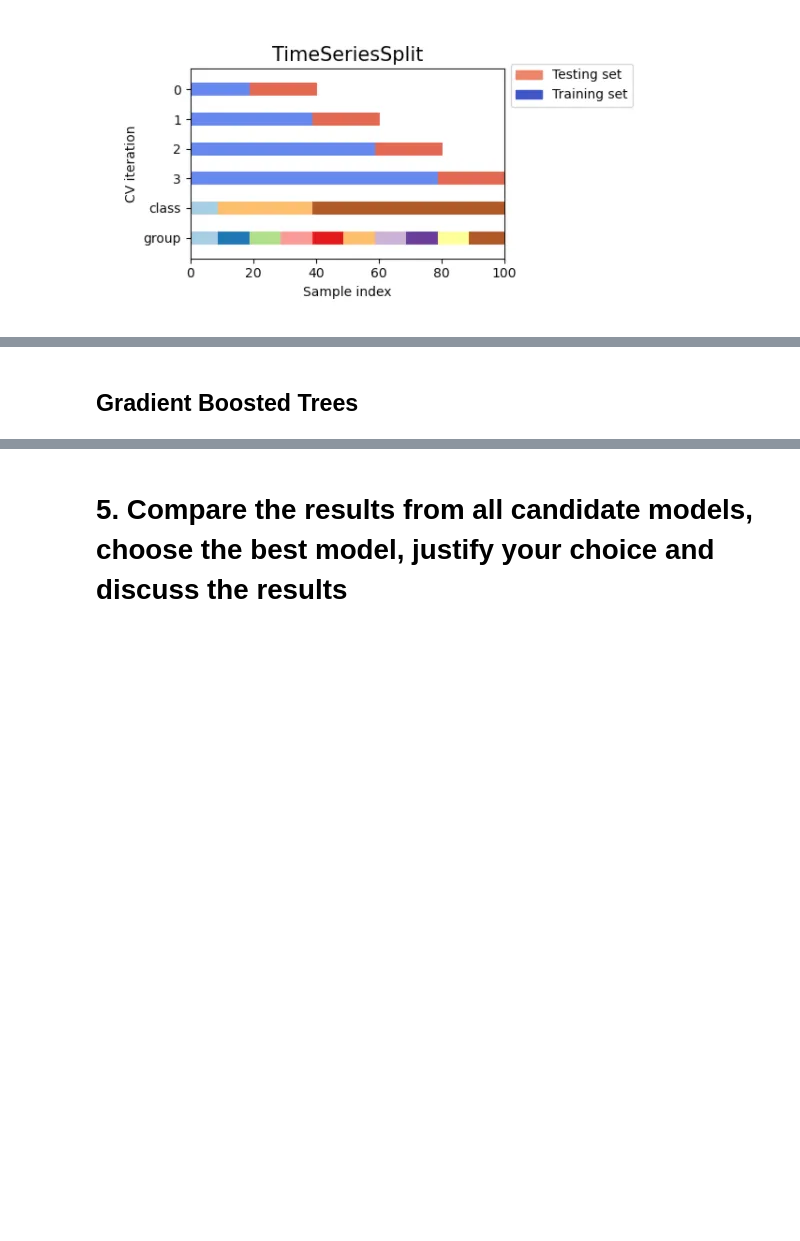
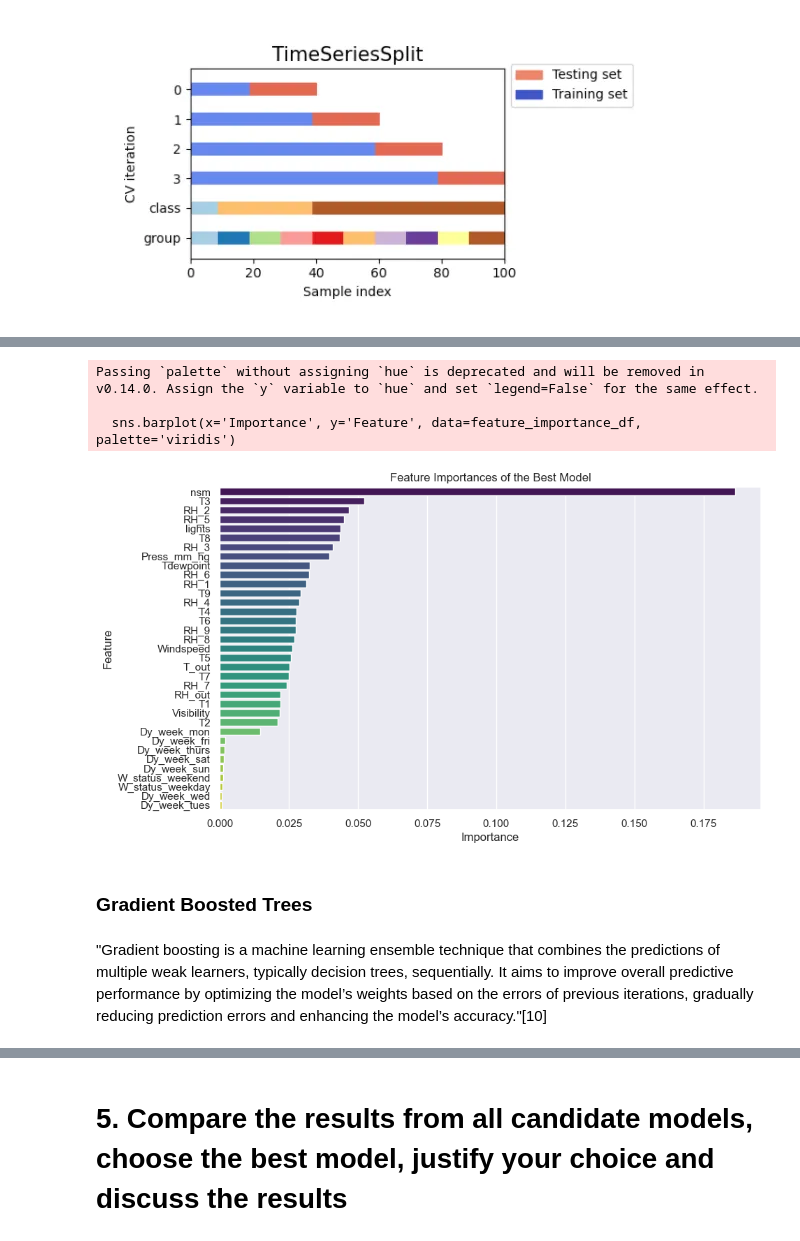
Before and after one commit to nicoataiza/CS7306-2024, a Jupyter notebook: Assignment 1/a1882443_Ataiza_assign1a.ipynb, the cells around one changed output, grey strips where cells are left out. Saved outputs shown, nothing was run; the diff lists cells and outputs as text; code cells hidden in the pictures; blank space fills up the shorter version.

Commit message:
More or less finished the assignment

```diff
--- a/Assignment 1/a1882443_Ataiza_assign1a.ipynb
+++ b/Assignment 1/a1882443_Ataiza_assign1a.ipynb
@@ -470,5 +477,26 @@ plt.show()
+# %%
+# feature importance of random forest
+feature_importances = best_rf.feature_importances_
+feature_names = feat_names[1:]
+
+feature_importance_df = pd.DataFrame({'Feature': feature_names, 'Importance': feature_importances})
+
+# Sort the DataFrame by importance in descending order
+feature_importance_df = feature_importance_df.sort_values(by='Importance', ascending=False)
+
+plt.figure(figsize=(10, 6))
+sns.barplot(x='Importance', y='Feature', data=feature_importance_df, palette='viridis')
+plt.title('Feature Importances of the Best Model')
+plt.show()
+# %% [output]
+Passing `palette` without assigning `hue` is deprecated and will be removed in v0.14.0. Assign the `y` variable to `hue` and set `legend=False` for the same effect.
+
+  sns.barplot(x='Importance', y='Feature', data=feature_importance_df, palette='viridis')
+[figure, added]
 # %% [markdown]
-## Gradient Boosted Trees
+### Gradient Boosted Trees
+# %% [markdown]
+"Gradient boosting is a machine learning ensemble technique that combines the predictions of multiple weak learners, typically decision trees, sequentially. It aims to improve overall predictive performance by optimizing the model’s weights based on the errors of previous iterations, gradually reducing prediction errors and enhancing the model’s accuracy."[10]
 # %%
 from sklearn.ensemble import GradientBoostingRegressor
 
```
Also changed, not shown: parts of 34 cells of this notebook, 1 other file.
